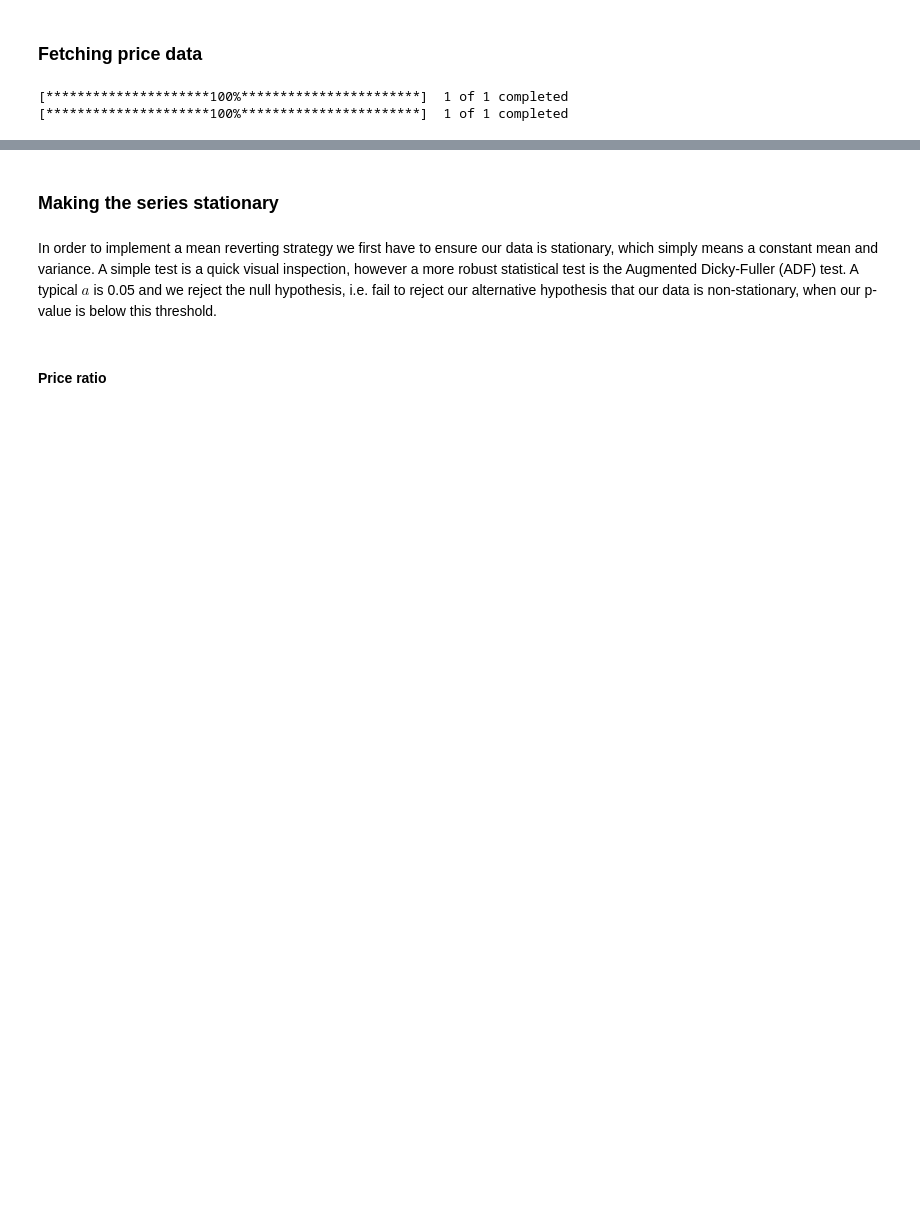
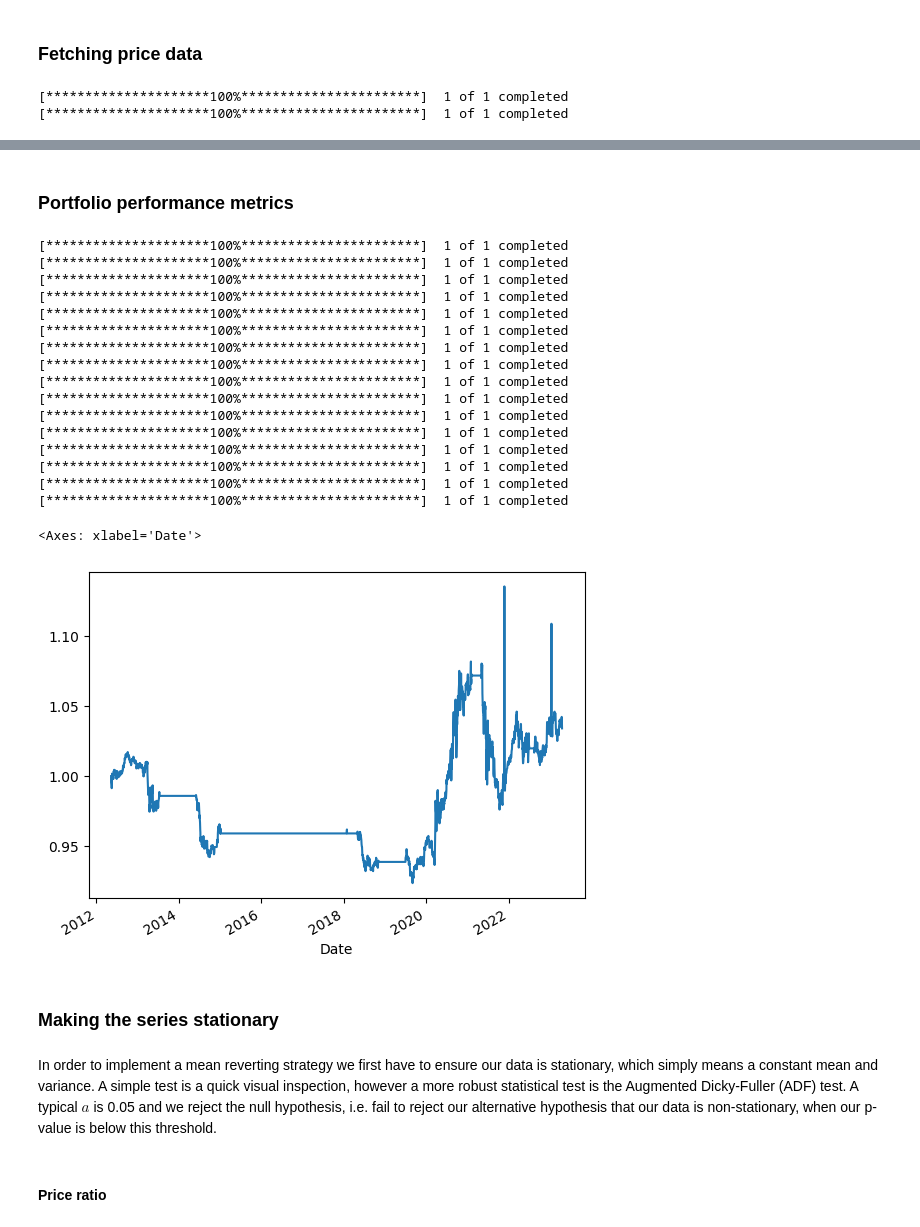
Before and after one commit to vzinkovski/commodities_mean_reversion_pairs_trading, a Jupyter notebook: pairs_trading_mean_reversion.ipynb, the cells around one changed output, grey strips where cells are left out. Drawn from its saved outputs; the diff is of its cells as text; code cells hidden in the pictures; blank space fills up the shorter version.

```diff
--- a/pairs_trading_mean_reversion.ipynb
+++ b/pairs_trading_mean_reversion.ipynb
@@ -56,0 +125,22 @@ prices.fillna(method='ffill', inplace=True)
+# %% [markdown]
+### Portfolio performance metrics
+# %%
+def get_pairs_returns(pairs_df, product1_name, product2_name):
+
+  # create portfolio
+  portfolio = pd.DataFrame(index=pairs_df.index)
+  portfolio['positions'] = pairs_df['long_market'] - pairs_df['short_market']
+  portfolio[product1_name] = -1.0 * pairs_df.iloc[:, 0] * portfolio['positions']
+  portfolio[product2_name] = pairs_df.iloc[:, 1] * portfolio['positions']
+  portfolio['total'] = portfolio.iloc[:, 0] + portfolio.iloc[:, 1]
+
+  # create equity curve
+  portfolio['returns'] = portfolio['total'].pct_change()
+  portfolio['returns'].fillna(0.0, inplace=True)
+  portfolio['returns'].replace([np.inf, -np.inf], 0.0, inplace=True)
+  portfolio['returns'].replace(-1.0, 0.0, inplace=True)
+  portfolio['returns'] = (portfolio['returns'] + 1.0).cumprod()
+
+  return portfolio
+
+pairs_returns_df = get_pairs_returns(pairs_df, product1_name, product2_name)
@@ -57,3 +189,45 @@ prices.fillna(method='ffill', inplace=True)
+# %%
+def get_portfolio_returns(universe):
+
+  # create empty list of dataframes
+  returns = []
+
+  # loop through all pairs in universe
+  for pair in universe:
+    pairs_df = create_pairs_df(pair['product1_name'], pair['product1_ticker'],
+                               pair['product2_name'], pair['product2_ticker'])
+    pairs_df = calc_spread_zscore(pairs_df, lookback)
+    pairs_df = get_trading_signals(pairs_df, entry_threshold, exit_threshold)
+    pairs_returns_df = get_pairs_returns(pairs_df, pair['product1_name'], pair['product2_name'])
+    returns.append(pairs_returns_df['returns'])
+
+  # create dataframe from list and calculate mean returns
+  returns_df = pd.DataFrame(returns).T
+  returns_df['mean_return'] = returns_df.mean(axis=1)
+
+  return returns_df
+# %%
+test = get_portfolio_returns(universe)
+test['mean_return'].plot()
+# %% [output]
+[*********************100%***********************]  1 of 1 completed
+[*********************100%***********************]  1 of 1 completed
+[*********************100%***********************]  1 of 1 completed
+[*********************100%***********************]  1 of 1 completed
+[*********************100%***********************]  1 of 1 completed
+[*********************100%***********************]  1 of 1 completed
+[*********************100%***********************]  1 of 1 completed
+[*********************100%***********************]  1 of 1 completed
+[*********************100%***********************]  1 of 1 completed
+[*********************100%***********************]  1 of 1 completed
+[*********************100%***********************]  1 of 1 completed
+[*********************100%***********************]  1 of 1 completed
+[*********************100%***********************]  1 of 1 completed
+[*********************100%***********************]  1 of 1 completed
+[*********************100%***********************]  1 of 1 completed
+[*********************100%***********************]  1 of 1 completed
+<Axes: xlabel='Date'>
+[figure, added]
 # %% [markdown]
 ### Making the series stationary
 # %% [markdown]
```
Also changed, not shown: parts of 21 cells of this notebook.
